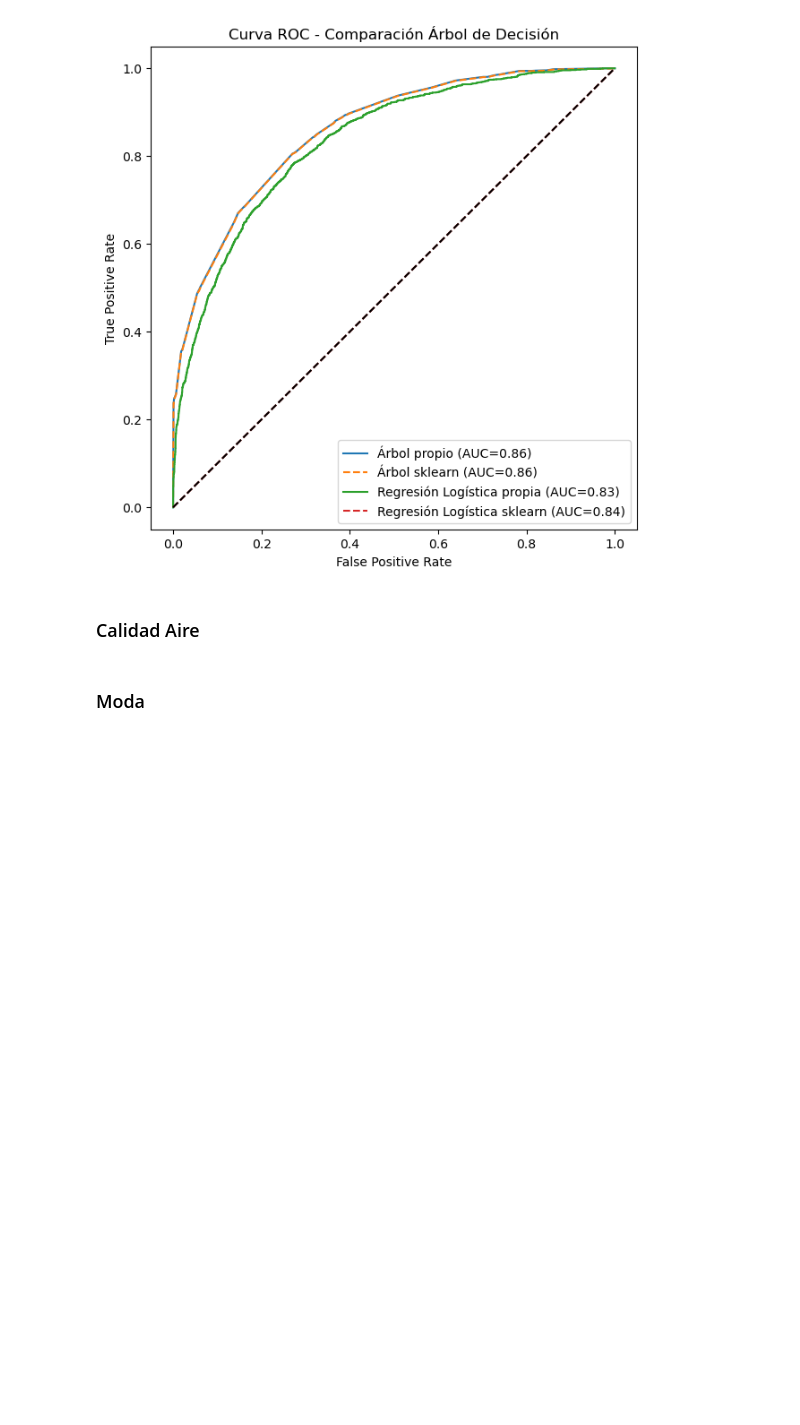
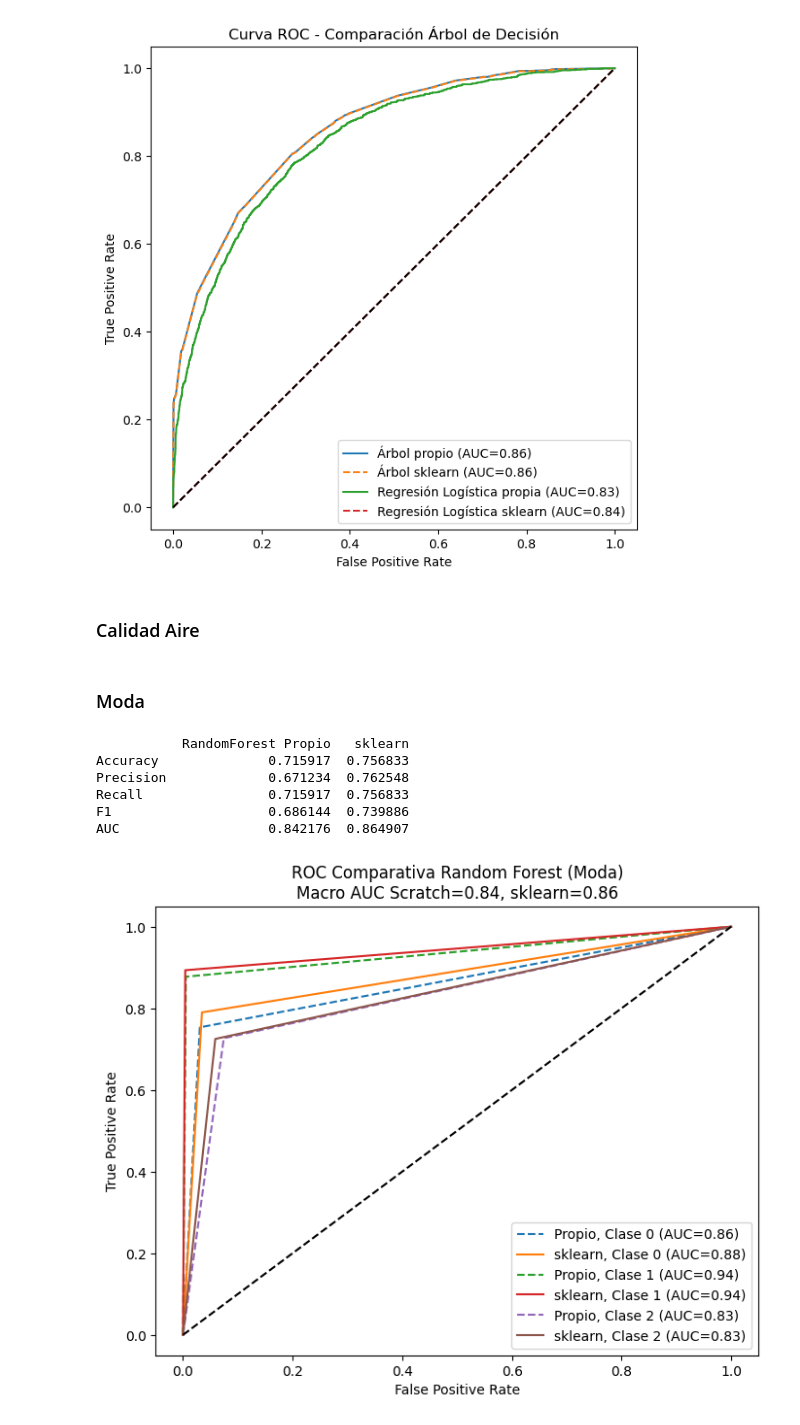
Before and after one commit to JuanPabloRodriguezC/rec_patrones_lab, a Jupyter notebook: Proyecto/proyecto.ipynb, the cells around one changed output. Drawn from its saved outputs; the diff is of its cells as text; code cells hidden in the pictures; blank space fills up the shorter version.

Commit message:
Random Forest Moda

```diff
--- a/Proyecto/proyecto.ipynb
+++ b/Proyecto/proyecto.ipynb
@@ -1151,3 +1378,72 @@ plt.show()
 ### Calidad Aire
 # %% [markdown]
 ### Moda
+# %%
+def to_onehot(y_pred, n_classes):
+    proba = np.zeros((len(y_pred), n_classes))
+    for i, cls in enumerate(y_pred):
+        proba[i, int(cls)] = 1.0
+    return proba
+
+def evaluate_multi_class(y_true, y_pred, y_proba, average="macro"):
+    return {
+        "Accuracy": accuracy_score(y_true, y_pred),
+        "Precision": precision_score(y_true, y_pred, average=average),
+        "Recall": recall_score(y_true, y_pred, average=average),
+        "F1": f1_score(y_true, y_pred, average=average),
+        "AUC": roc_auc_score(y_true, y_proba, multi_class="ovr", average=average)
+    }
+# %%
+y_pred_rf_moda = rf_moda.predict(X_test)
+y_proba_rf_moda = to_onehot(y_pred_rf_moda, n_classes=len(np.unique(y_test)))
+
+y_pred_sklearn_rf_moda = rf_sklearn_moda.predict(X_test)
+y_proba_sklearn_rf_moda = to_onehot(y_pred_sklearn_rf_moda, n_classes=len(np.unique(y_test)))
+
+# Datos para Metrica ROC multiclase Random Forest
+y_moda_bin = label_binarize(y, classes=np.arange(10))
+n_classes = y_moda_bin.shape[1]
+y_test_bin_rf_moda = label_binarize(y_test, classes=np.arange(10))
+
+results = pd.DataFrame({
+    "RandomForest Propio": evaluate_multi_class(y_test, y_pred_rf_moda, y_proba_rf_moda),
+    "sklearn": evaluate_multi_class(y_test, y_pred_sklearn_rf_moda, y_proba_sklearn_rf_moda)
+})
+print(results)
+
+fpr, tpr, roc_auc = dict(), dict(), dict()
+fpr_sklearn, tpr_sklearn, roc_auc_sklearn = dict(), dict(), dict()
+
+for i in range(n_classes):
+    fpr[i], tpr[i], _ = roc_curve(y_test_bin_rf_moda[:, i], y_proba_rf_moda[:, i])
+    roc_auc[i] = auc(fpr[i], tpr[i])
+
+    fpr_sklearn[i], tpr_sklearn[i], _ = roc_curve(y_test_bin_rf_moda[:, i], y_proba_sklearn_rf_moda[:, i])
+    roc_auc_sklearn[i] = auc(fpr_sklearn[i], tpr_sklearn[i])
+
+# --- Macro promedio ---
+auc_scratch_macro = np.mean(list(roc_auc.values()))
+auc_sklearn_macro = np.mean(list(roc_auc_sklearn.values()))
+
+# --- Gráfica comparativa ---
+plt.figure(figsize=(8, 6))
+for i in range(3):  # mostramos solo 3 clases para claridad
+    plt.plot(fpr[i], tpr[i], linestyle="--",
+             label=f"Propio, Clase {i} (AUC={roc_auc[i]:.2f})")
+    plt.plot(fpr_sklearn[i], tpr_sklearn[i], linestyle="-",
+             label=f"sklearn, Clase {i} (AUC={roc_auc_sklearn[i]:.2f})")
+
+plt.plot([0, 1], [0, 1], "k--")
+plt.xlabel("False Positive Rate")
+plt.ylabel("True Positive Rate")
+plt.title(f"ROC Comparativa Random Forest (Moda)\nMacro AUC Scratch={auc_scratch_macro:.2f}, sklearn={auc_sklearn_macro:.2f}")
+plt.legend()
+plt.show()
+# %% [output]
+           RandomForest Propio   sklearn
+Accuracy              0.715917  0.756833
+Precision             0.671234  0.762548
+Recall                0.715917  0.756833
+F1                    0.686144  0.739886
+AUC                   0.842176  0.864907
+[figure, added]
```
Also changed, not shown: parts of 7 cells of this notebook, 1 other file.
